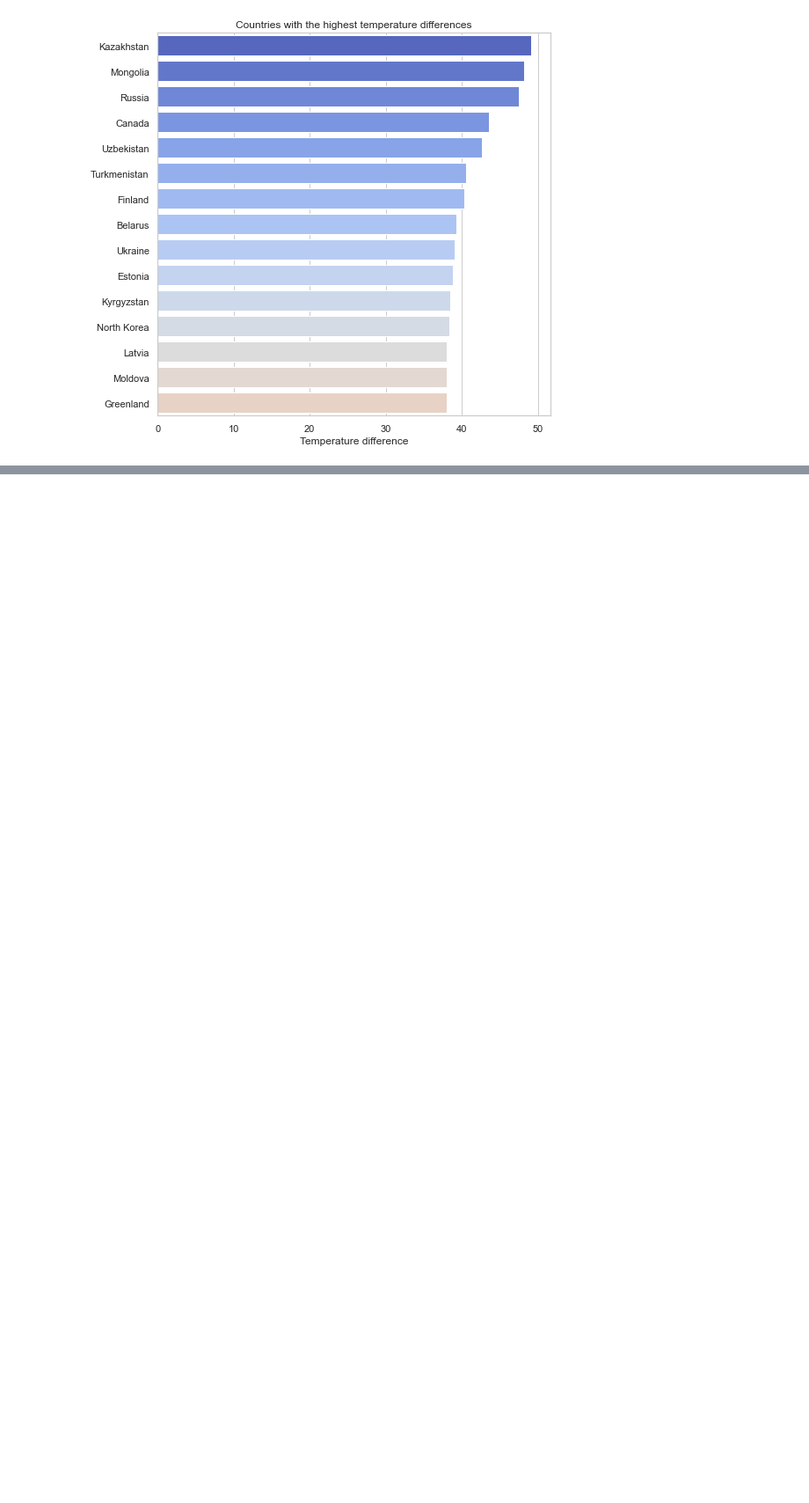
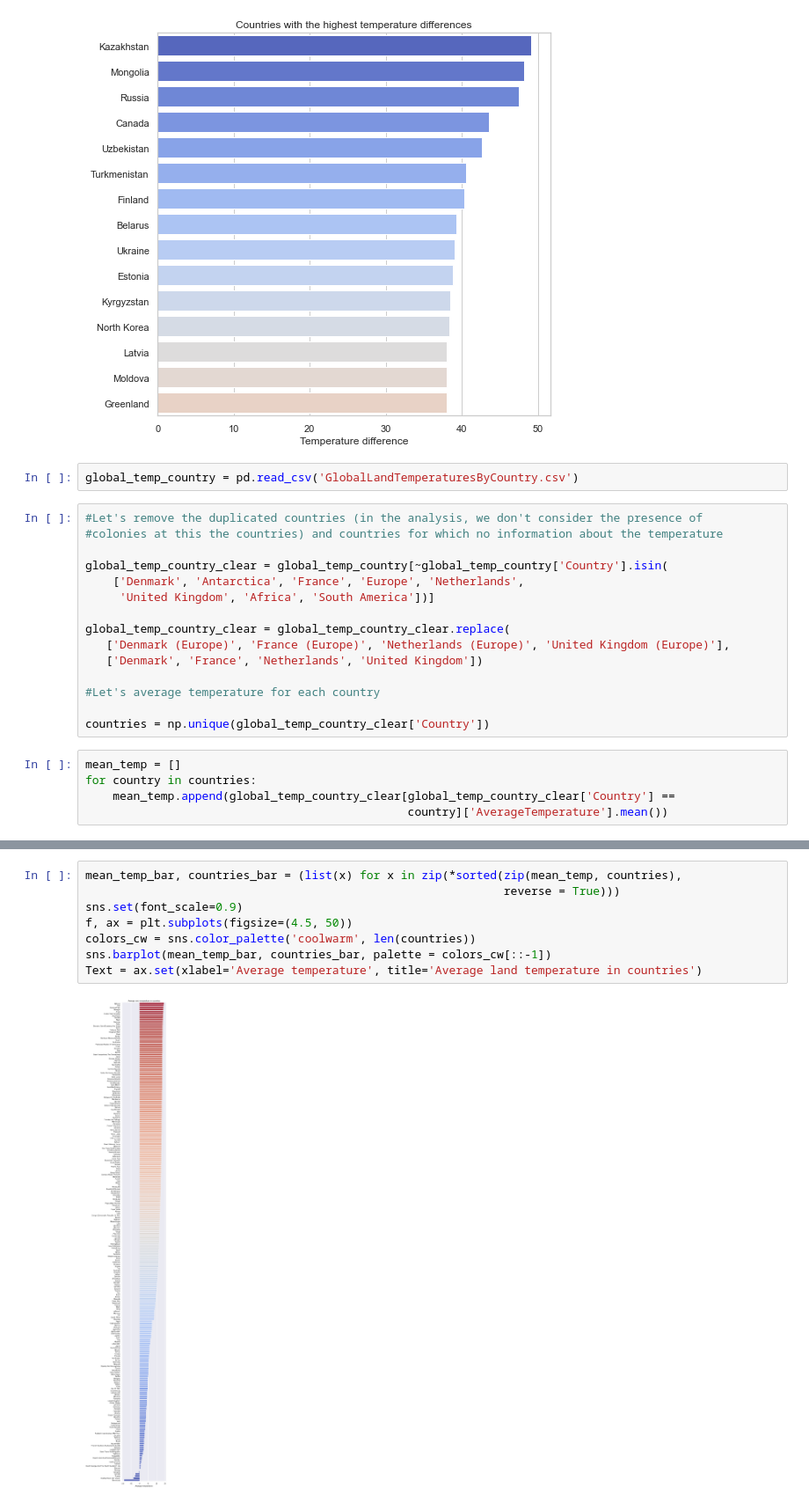
Before and after one commit to shahzadahsan97/Climate_Chnage_Earth_Surface, a Jupyter notebook: Climate change.ipynb, the cells around one changed output, grey strips where cells are left out. Shown at 88% size. Saved outputs shown, nothing was run; the diff lists cells and outputs as text; blank space fills up the shorter version.

Commit message:
Sort the countries by average temperature

```diff
--- a/Climate change.ipynb
+++ b/Climate change.ipynb
@@ -122,3 +122,25 @@ sns.barplot(x=differences[:15], y=res_countries[:15], palette=sns.color_palette(
 texts = ax.set(ylabel="", xlabel="Temperature difference", title="Countries with the highest temperature differences")
 # %% [output]
 [figure]
+# %%
+global_temp_country = pd.read_csv('GlobalLandTemperaturesByCountry.csv')
+# %%
+#Let's remove the duplicated countries (in the analysis, we don't consider the presence of
+#colonies at this the countries) and countries for which no information about the temperature
+
+global_temp_country_clear = global_temp_country[~global_temp_country['Country'].isin(
+    ['Denmark', 'Antarctica', 'France', 'Europe', 'Netherlands',
+     'United Kingdom', 'Africa', 'South America'])]
+
+global_temp_country_clear = global_temp_country_clear.replace(
+   ['Denmark (Europe)', 'France (Europe)', 'Netherlands (Europe)', 'United Kingdom (Europe)'],
+   ['Denmark', 'France', 'Netherlands', 'United Kingdom'])
+
+#Let's average temperature for each country
+
+countries = np.unique(global_temp_country_clear['Country'])
+# %%
+mean_temp = []
+for country in countries:
+    mean_temp.append(global_temp_country_clear[global_temp_country_clear['Country'] ==
+                                               country]['AverageTemperature'].mean())
@@ -124,0 +193,10 @@ texts = ax.set(ylabel="", xlabel="Temperature difference", title="Countries with
+# %%
+mean_temp_bar, countries_bar = (list(x) for x in zip(*sorted(zip(mean_temp, countries),
+                                                             reverse = True)))
+sns.set(font_scale=0.9)
+f, ax = plt.subplots(figsize=(4.5, 50))
+colors_cw = sns.color_palette('coolwarm', len(countries))
+sns.barplot(mean_temp_bar, countries_bar, palette = colors_cw[::-1])
+Text = ax.set(xlabel='Average temperature', title='Average land temperature in countries')
+# %% [output]
+[figure, added]
```
Also changed, not shown: parts of 5 cells of this notebook.
